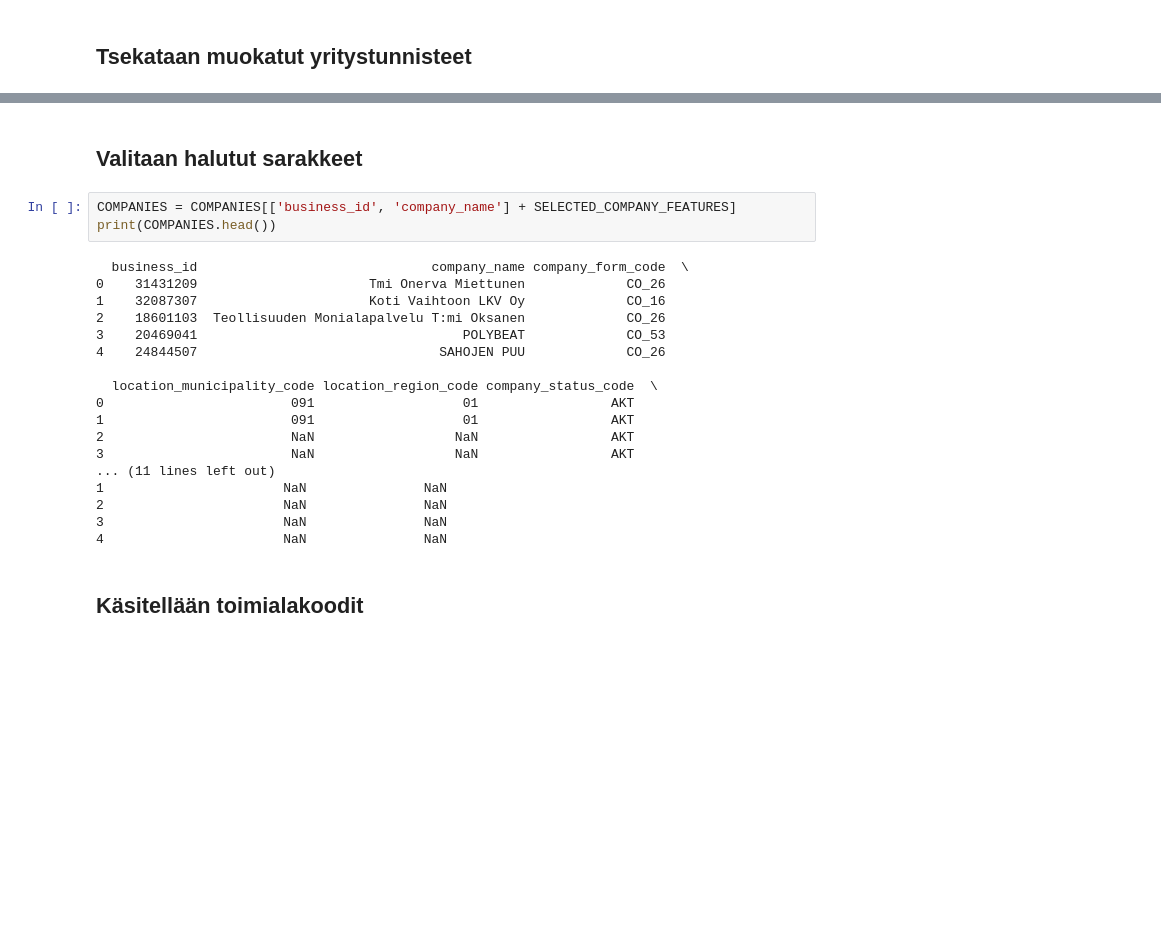
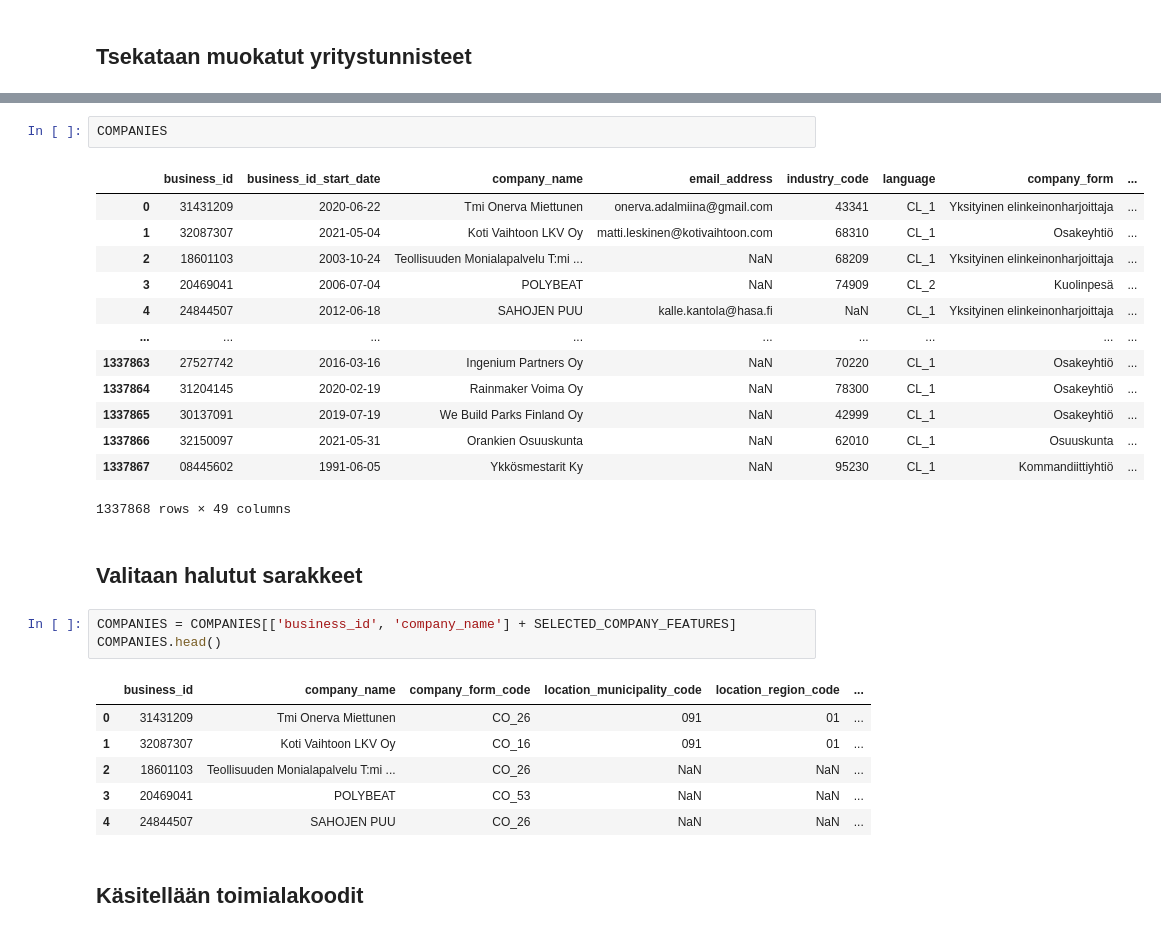
Before and after one commit to sakasute/masters-thesis-code, a Jupyter notebook: jupyter/code/finished_iterations/iteration2/proto2_data_prep.ipynb, the cells around one changed output, grey strips where cells are left out. Saved outputs shown, nothing was run; the diff lists cells and outputs as text; blank space fills up the shorter version.

```diff
--- a/jupyter/code/finished_iterations/iteration2/proto2_data_prep.ipynb
+++ b/jupyter/code/finished_iterations/iteration2/proto2_data_prep.ipynb
@@ -104,26 +105,31 @@ COMPANIES[COMPANIES['concern'] == 'true']
+# %%
+COMPANIES
+# %% [output]
+|  | business_id | business_id_start_date | company_name | email_address | industry_code | language | company_form | ... |
+| 0 | 31431209 | 2020-06-22 | Tmi Onerva Miettunen | onerva.adalmiina@gmail.com | 43341 | CL_1 | Yksityinen elinkeinonharjoittaja | ... |
+| 1 | 32087307 | 2021-05-04 | Koti Vaihtoon LKV Oy | matti.leskinen@kotivaihtoon.com | 68310 | CL_1 | Osakeyhtiö | ... |
+| 2 | 18601103 | 2003-10-24 | Teollisuuden Monialapalvelu T:mi ... | NaN | 68209 | CL_1 | Yksityinen elinkeinonharjoittaja | ... |
+| 3 | 20469041 | 2006-07-04 | POLYBEAT | NaN | 74909 | CL_2 | Kuolinpesä | ... |
+| 4 | 24844507 | 2012-06-18 | SAHOJEN PUU | kalle.kantola@hasa.fi | NaN | CL_1 | Yksityinen elinkeinonharjoittaja | ... |
+| ... | ... | ... | ... | ... | ... | ... | ... | ... |
+| 1337863 | 27527742 | 2016-03-16 | Ingenium Partners Oy | NaN | 70220 | CL_1 | Osakeyhtiö | ... |
+| 1337864 | 31204145 | 2020-02-19 | Rainmaker Voima Oy | NaN | 78300 | CL_1 | Osakeyhtiö | ... |
+| 1337865 | 30137091 | 2019-07-19 | We Build Parks Finland Oy | NaN | 42999 | CL_1 | Osakeyhtiö | ... |
+| 1337866 | 32150097 | 2021-05-31 | Orankien Osuuskunta | NaN | 62010 | CL_1 | Osuuskunta | ... |
+| 1337867 | 08445602 | 1991-06-05 | Ykkösmestarit Ky | NaN | 95230 | CL_1 | Kommandiittiyhtiö | ... |
+1337868 rows × 49 columns
 # %% [markdown]
 ## Valitaan halutut sarakkeet
 # %%
 COMPANIES = COMPANIES[['business_id', 'company_name'] + SELECTED_COMPANY_FEATURES]
-print(COMPANIES.head())
+COMPANIES.head()
 # %% [output]
-  business_id                              company_name company_form_code  \
-0    31431209                      Tmi Onerva Miettunen             CO_26
-1    32087307                      Koti Vaihtoon LKV Oy             CO_16
-2    18601103  Teollisuuden Monialapalvelu T:mi Oksanen             CO_26
-3    20469041                                  POLYBEAT             CO_53
-4    24844507                               SAHOJEN PUU             CO_26
-
-  location_municipality_code location_region_code company_status_code  \
-0                        091                   01                 AKT
-1                        091                   01                 AKT
-2                        NaN                  NaN                 AKT
-3                        NaN                  NaN                 AKT
-... (11 lines left out)
-1                       NaN               NaN
-2                       NaN               NaN
-3                       NaN               NaN
-4                       NaN               NaN
+|  | business_id | company_name | company_form_code | location_municipality_code | location_region_code | ... |
+| 0 | 31431209 | Tmi Onerva Miettunen | CO_26 | 091 | 01 | ... |
+| 1 | 32087307 | Koti Vaihtoon LKV Oy | CO_16 | 091 | 01 | ... |
+| 2 | 18601103 | Teollisuuden Monialapalvelu T:mi ... | CO_26 | NaN | NaN | ... |
+| 3 | 20469041 | POLYBEAT | CO_53 | NaN | NaN | ... |
+| 4 | 24844507 | SAHOJEN PUU | CO_26 | NaN | NaN | ... |
 # %% [markdown]
 ## Käsitellään toimialakoodit
 # %%
```
Also changed, not shown: parts of 8 cells of this notebook.
